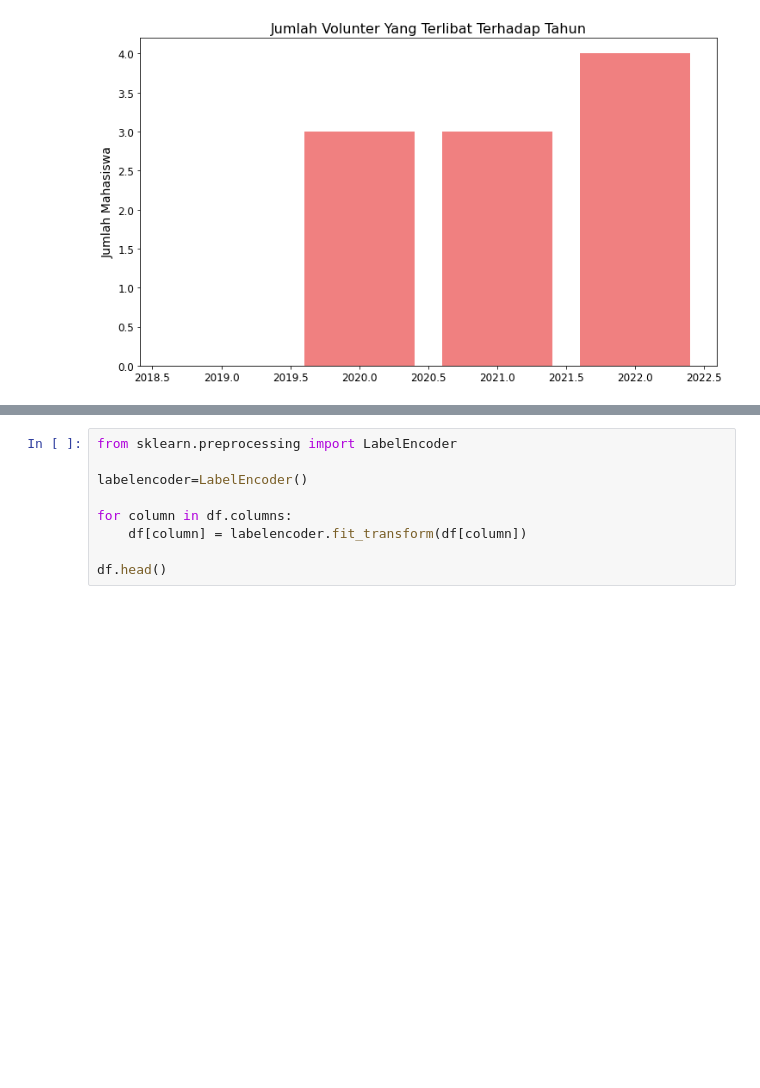
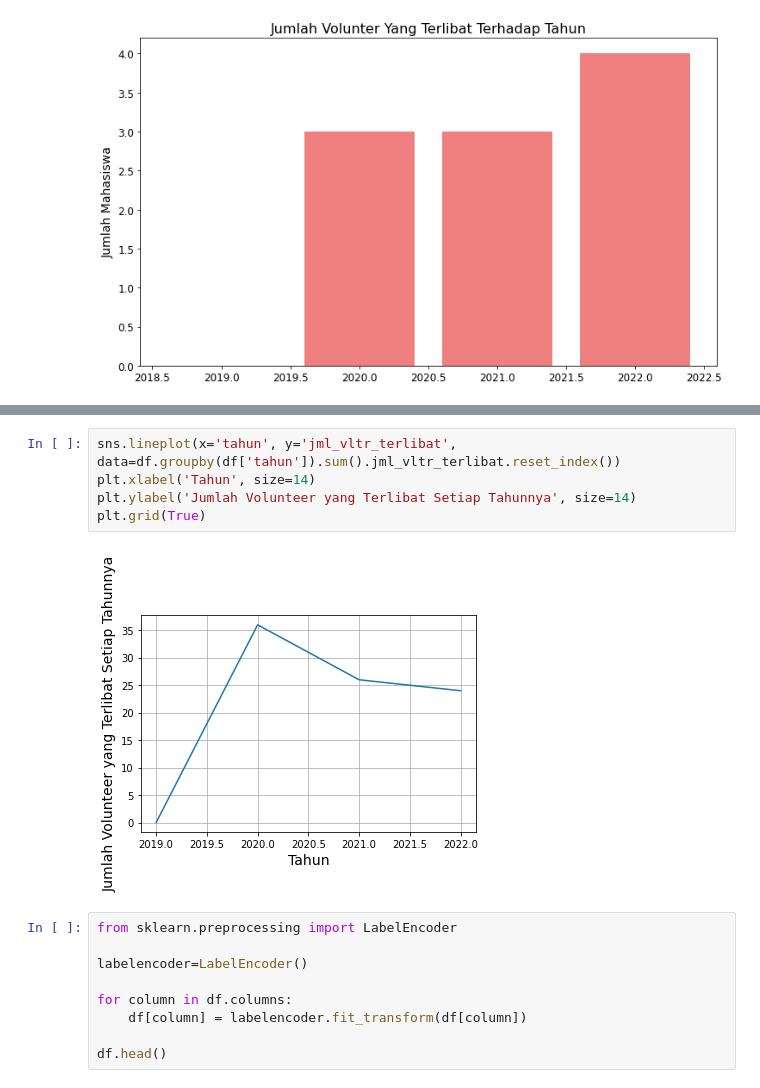
Before and after one commit to dhikaainul/Machine_Learning_Quiz_2, a Jupyter notebook: ML_Quiz2.ipynb, the cells around one changed output, grey strips where cells are left out. Saved outputs shown, nothing was run; the diff lists cells and outputs as text; blank space fills up the shorter version.

```diff
--- a/ML_Quiz2.ipynb
+++ b/ML_Quiz2.ipynb
@@ -135,3 +138,10 @@ plt.show()
+# %%
+sns.lineplot(x='tahun', y='jml_vltr_terlibat', data=df.groupby(df['tahun']).sum().jml_vltr_terlibat.reset_index())
+plt.xlabel('Tahun', size=14)
+plt.ylabel('Jumlah Volunteer yang Terlibat Setiap Tahunnya', size=14)
+plt.grid(True)
+# %% [output]
+[figure, added]
 # %%
 from sklearn.preprocessing import LabelEncoder
 
```
Also changed, not shown: parts of 55 cells of this notebook.
